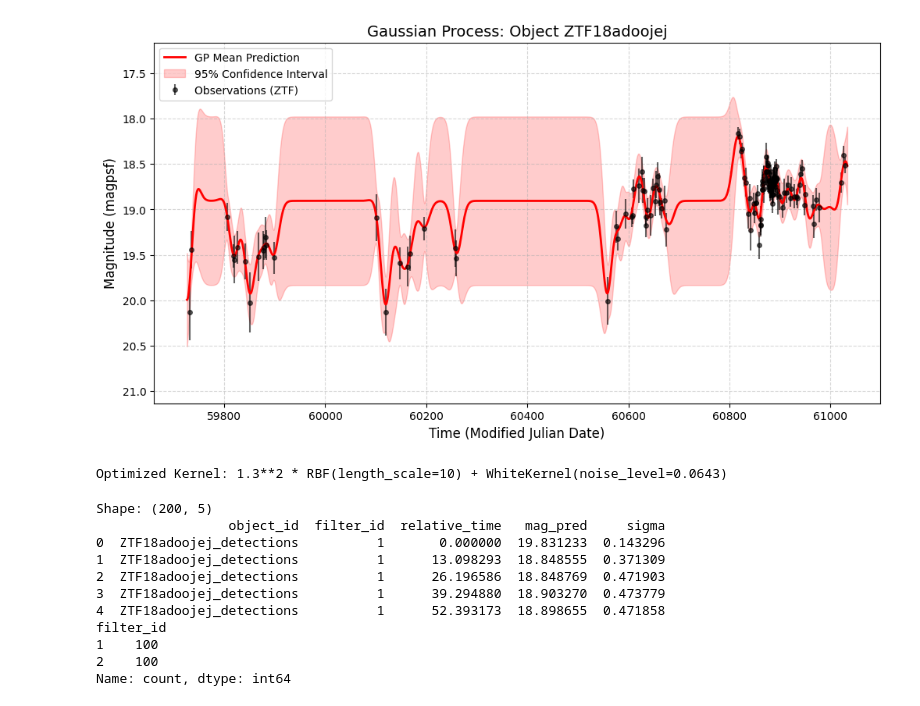
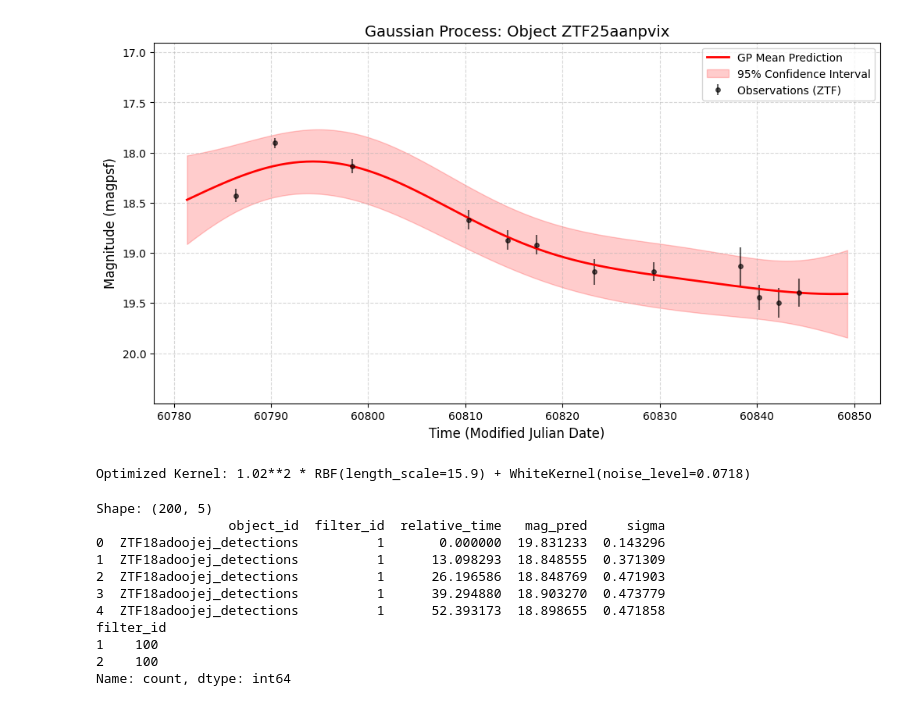
Before and after one commit to giulianabarbieri/DeepRubin-Explorer, a Jupyter notebook: notebooks/02_preprocessing_gp.ipynb, the cells around one changed output. Drawn from its saved outputs; the diff is of its cells as text; code cells hidden in the pictures.

```diff
--- a/notebooks/02_preprocessing_gp.ipynb
+++ b/notebooks/02_preprocessing_gp.ipynb
@@ -7,7 +7,7 @@ from sklearn.gaussian_process.kernels import RBF, ConstantKernel as C, WhiteKern
 
 # 1. Load astronomical data
 # Using the supernova sample ZTF18adoojej
-df = pd.read_csv("../data/ZTF18adoojej_detections.csv")
+df = pd.read_csv("../data/ZTF25aanpvix_detections.csv")
 
 # Filtering for g-band (fid=1) to simplify the first regression
 filter_g = df[df['fid'] == 1].sort_values('mjd')
@@ -29,7 +29,7 @@ gp = GaussianProcessRegressor(
     kernel=kernel,
     alpha=y_err**2,
     normalize_y=True,
-    n_restarts_optimizer=10
+    n_restarts_optimizer=2
 )
 
 X_scaled = X - X.min()
@@ -38,7 +38,7 @@ X_scaled = X - X.min()
 gp.fit(X_scaled, y)
 
 # 5. Generating a dense time grid for interpolation and prediction
-x_grid = np.linspace(X.min() - 5, X.max() + 5, 1000).reshape(-1, 1)
+x_grid = np.linspace(X.min() - 5, X.max() + 5, 200).reshape(-1, 1)
 x_grid_scaled = x_grid - X.min()
 y_pred, sigma = gp.predict(x_grid_scaled, return_std=True)
 
@@ -49,36 +49,36 @@ plt.figure(figsize=(12, 6))
 plt.errorbar(X, y, yerr=y_err, fmt='ok', markersize=4, label='Observations (ZTF)', alpha=0.6)
 plt.plot(x_grid, y_pred, 'r-', lw=2, label='GP Mean Prediction')
 plt.fill_between(x_grid.flatten(),
                  y_pred - 1.96 * sigma,
                  y_pred + 1.96 * sigma,
                  color='red', alpha=0.2, label='95% Confidence Interval')
 
 # --- Improved Dynamic Axis Scaling ---
 # We use the GP prediction and its uncertainty to define the view
 # This ensures the red "cloud" is always visible
 y_upper_bound = (y_pred + 1.96 * sigma).max() + 0.5 # Lowest brightness (highest mag)
 y_lower_bound = (y_pred - 1.96 * sigma).min() - 0.5 # Highest brightness (lowest mag)
 
 # --- Scaling for Astronomy ---
 # We focus on the actual observations (y), not the theoretical uncertainty
 # to prevent "plashing" the data.
 padding = 1.0
 plt.ylim(y.max() + padding, y.min() - padding)
 
 
 plt.xlabel("Time (Modified Julian Date)", fontsize=12)
 plt.ylabel("Magnitude (magpsf)", fontsize=12)
-plt.title(f"Gaussian Process: Object ZTF18adoojej", fontsize=14)
+plt.title(f"Gaussian Process: Object ZTF25aanpvix", fontsize=14)
 plt.legend(loc='best')
 plt.grid(True, linestyle='--', alpha=0.5)
 
 plt.show()
 
 # Print the optimized kernel parameters
 print(f"Optimized Kernel: {gp.kernel_}")
 # %% [output]
-[figure, old version]
+[figure, new version]
-Optimized Kernel: 1.3**2 * RBF(length_scale=10) + WhiteKernel(noise_level=0.0643)
+Optimized Kernel: 1.02**2 * RBF(length_scale=15.9) + WhiteKernel(noise_level=0.0718)
 # %%
 # Check one processed file
 check_df = pd.read_csv("../data/processed/ZTF18adoojej_detections_processed.csv")
```
Also changed, not shown: parts of 1 cell of this notebook, 4 other files.
